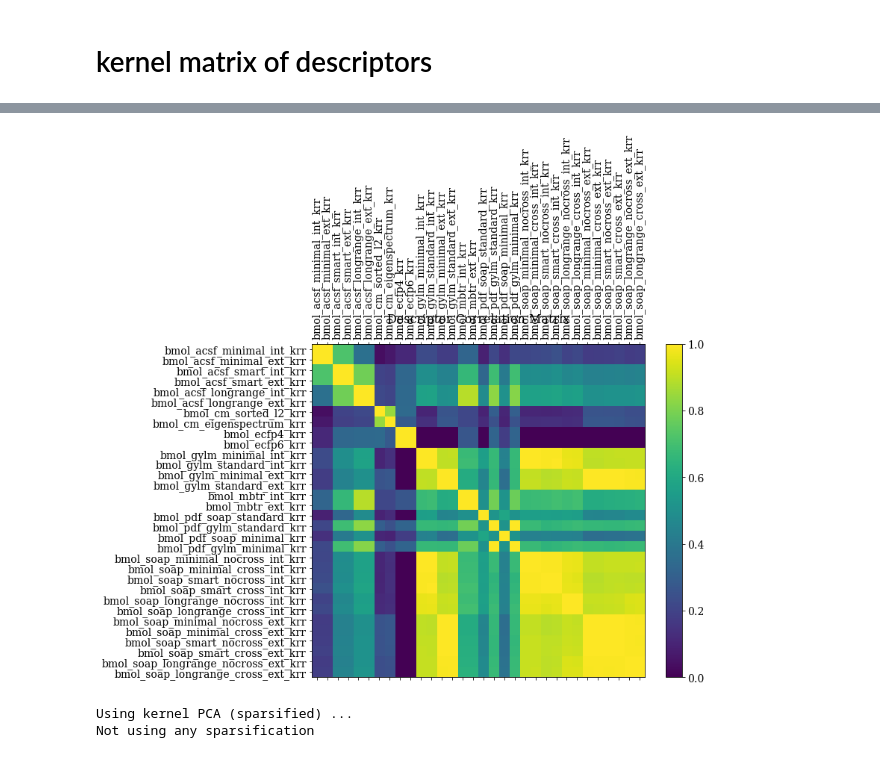
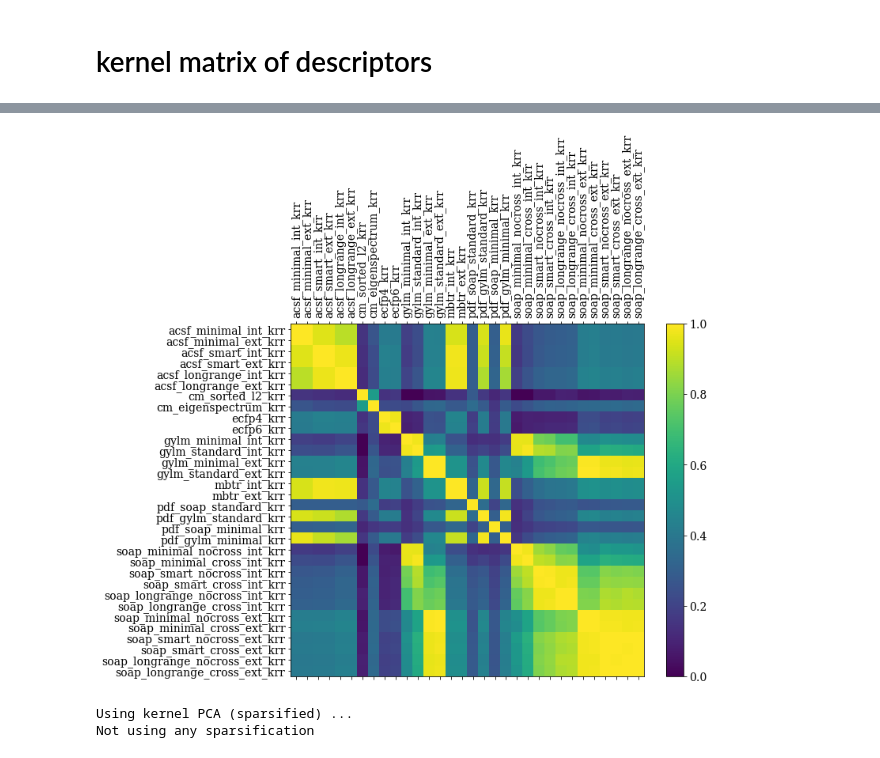
Before and after one commit to capoe/benchml, a Jupyter notebook: analysis-kit/analysis.ipynb, the cells around one changed output, grey strips where cells are left out. Cells and saved outputs as stored; diff of their text form; code cells hidden in the pictures.

```diff
--- a/analysis-kit/analysis.ipynb
+++ b/analysis-kit/analysis.ipynb
@@ -51,7 +49,7 @@ bmol['soap'] = base2model(base2model(base2model(bmol_soap_base,['cross','nocross
 # %% [markdown]
 ## parse
 # %%
-prefix = 'qm7'
+prefix = 'aqsol'
 file_prefix = 'benchmark_'+prefix
 # %%
 by_model = parse(file_prefix+'.json.gz')
@@ -316,13 +241,15 @@ print(desc_names)
 # %%
 f = plt.figure(figsize=(10, 8))
 plt.matshow(desc_kmat, fignum=f.number,vmin=None, vmax=None)
-plt.xticks(range(desc_kmat.shape[1]), desc_names, fontsize=14, rotation=90)
-plt.yticks(range(desc_kmat.shape[1]), desc_names, fontsize=14)
+
+annotate = list([ x[5:] for x in desc_names])
+plt.xticks(range(desc_kmat.shape[1]), annotate, fontsize=14, rotation=90)
+plt.yticks(range(desc_kmat.shape[1]), annotate, fontsize=14)
 cb = plt.colorbar()
 cb.ax.tick_params(labelsize=14)
-plt.title('Descriptor Correlation Matrix', fontsize=16);
+#plt.title('Descriptor Correlation Matrix', fontsize=16);
 # %% [output]
-[figure, old version]
+[figure, new version]
 # %%
 reduce_dict2 = {}
 reduce_dict2['kpca'] = {"type": 'SPARSE_KPCA',
```
Also changed, not shown: parts of 30 cells of this notebook.
